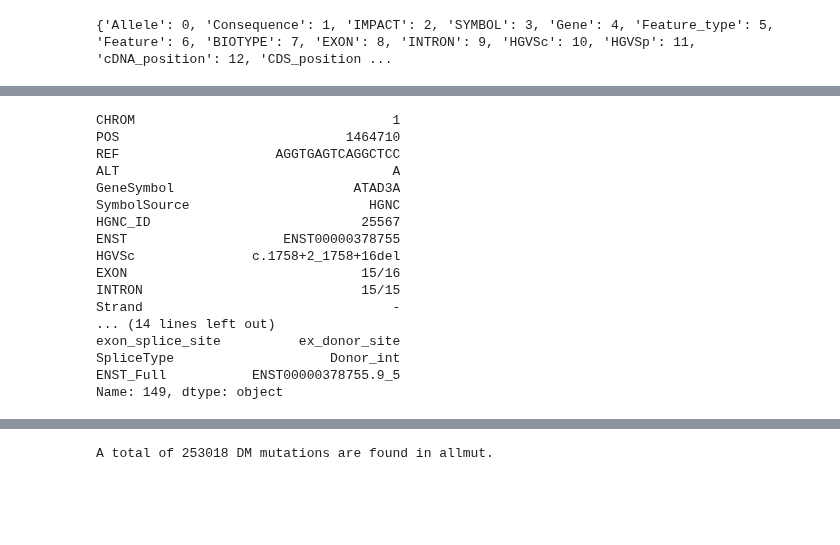
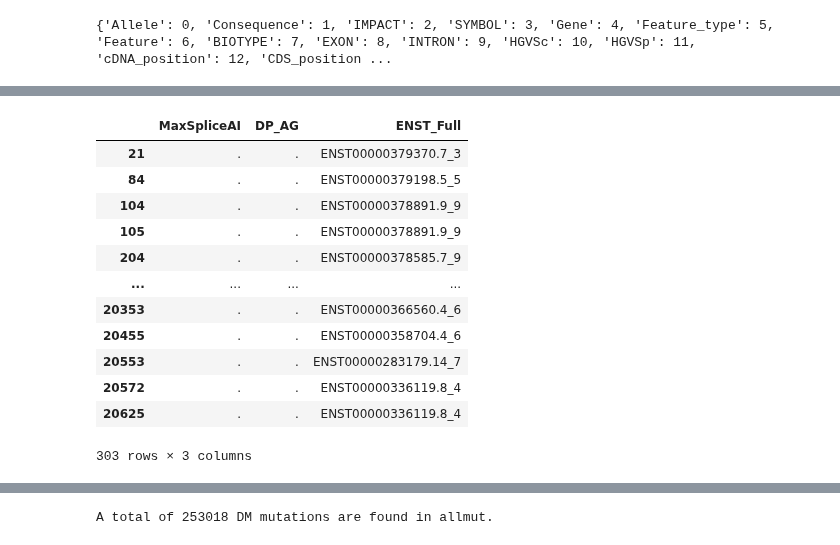
Before and after one commit to ysut/dev, a Jupyter notebook: ValidationData/TP/additional/hgmd_non_splicing.ipynb, the cells around one changed output, grey strips where cells are left out. Drawn from its saved outputs; the diff is of its cells as text; code cells hidden in the pictures; blank space fills up the shorter version.

```diff
--- a/ValidationData/TP/additional/hgmd_non_splicing.ipynb
+++ b/ValidationData/TP/additional/hgmd_non_splicing.ipynb
@@ -214,20 +214,0 @@ df['clinvar_same_motif'] = df.progress_apply(
-# %%
-df.iloc[149]
-# %% [output]
-CHROM                                 1
-POS                             1464710
-REF                    AGGTGAGTCAGGCTCC
-ALT                                   A
-GeneSymbol                       ATAD3A
-SymbolSource                       HGNC
-HGNC_ID                           25567
-ENST                    ENST00000378755
-HGVSc               c.1758+2_1758+16del
-EXON                              15/16
-INTRON                            15/15
-Strand                                -
-... (14 lines left out)
-exon_splice_site          ex_donor_site
-SpliceType                    Donor_int
-ENST_Full           ENST00000378755.9_5
-Name: 149, dtype: object
@@ -234 +313,17 @@ Name: 149, dtype: object
+# %%
+df.loc[df['MaxSpliceAI'] == '.', ['MaxSpliceAI', 'DP_AG', 'ENST_Full']]
+# %% [output]
+|  | MaxSpliceAI | DP_AG | ENST_Full |
+| 21 | . | . | ENST00000379370.7_3 |
+| 84 | . | . | ENST00000379198.5_5 |
+| 104 | . | . | ENST00000378891.9_9 |
+| 105 | . | . | ENST00000378891.9_9 |
+| 204 | . | . | ENST00000378585.7_9 |
+| ... | ... | ... | ... |
+| 20353 | . | . | ENST00000366560.4_6 |
+| 20455 | . | . | ENST00000358704.4_6 |
+| 20553 | . | . | ENST00000283179.14_7 |
+| 20572 | . | . | ENST00000336119.8_4 |
+| 20625 | . | . | ENST00000336119.8_4 |
+303 rows × 3 columns
 # %%
```
Also changed, not shown: parts of 29 cells of this notebook, 15 other files.
